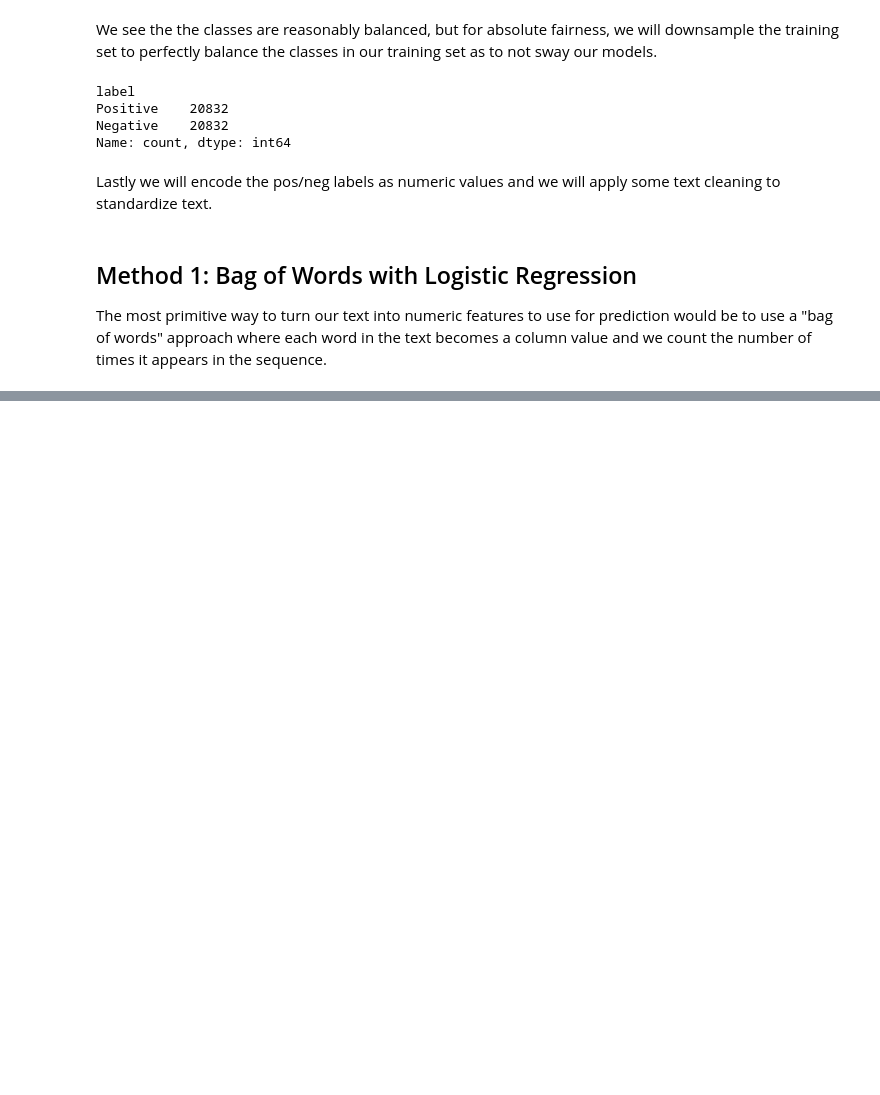
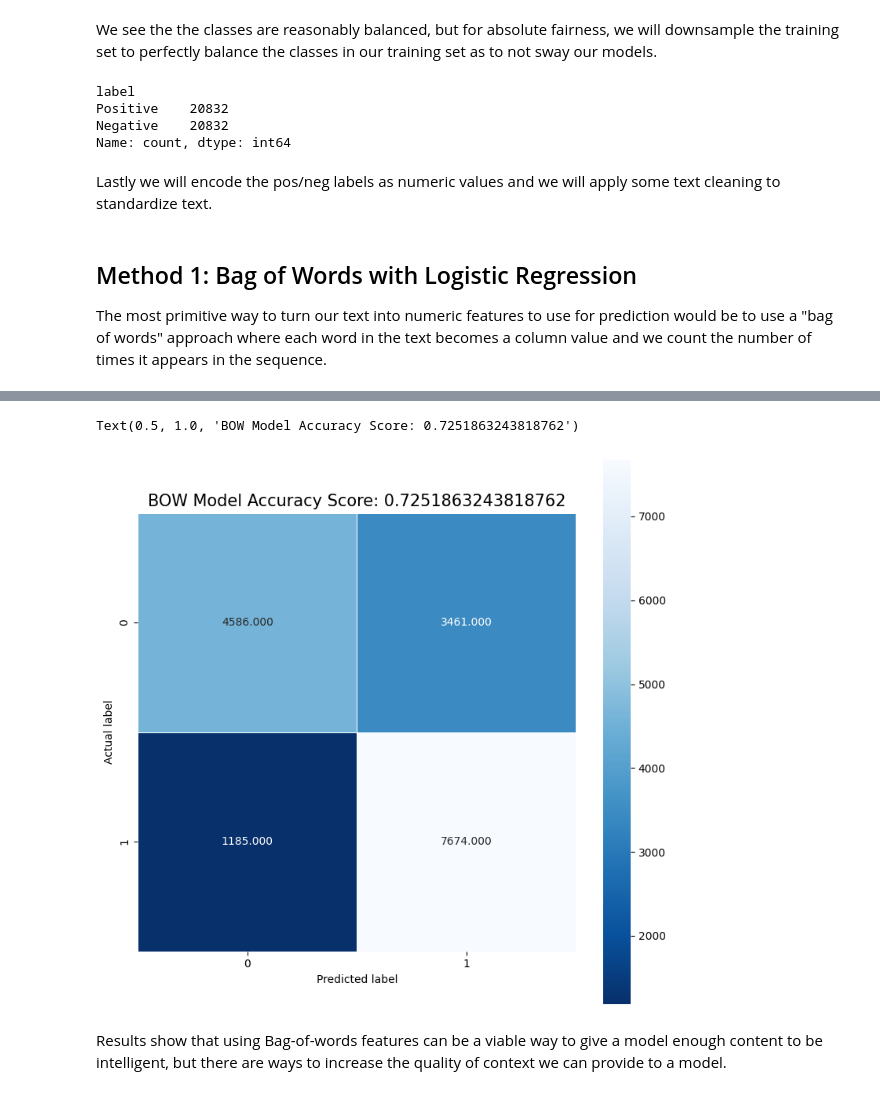
Before and after one commit to danield2255/topic-classification-methods-experiment, a Jupyter notebook: binary_sentiment_analysis_experiment.ipynb, the cells around one changed output, grey strips where cells are left out. Drawn from its saved outputs; the diff is of its cells as text; code cells hidden in the pictures; blank space fills up the shorter version.

```diff
--- a/binary_sentiment_analysis_experiment.ipynb
+++ b/binary_sentiment_analysis_experiment.ipynb
@@ -137,0 +138,14 @@ Confusion matrix:
+# %%
+conf_matrix = confusion_matrix(y_val, y_pred)
+acc = bow_model.score(X_val, y_val)
+plt.figure(figsize=(9,9))
+sns.heatmap(conf_matrix, annot=True, fmt=".3f", linewidths=.5, square = True, cmap = 'Blues_r')
+plt.ylabel('Actual label')
+plt.xlabel('Predicted label')
+title = 'BOW Model Accuracy Score: {0}'.format(acc)
+plt.title(title, size = 15)
+# %% [output]
+Text(0.5, 1.0, 'BOW Model Accuracy Score: 0.7251863243818762')
+[figure, added]
+# %% [markdown]
+Results show that using Bag-of-words features can be a viable way to give a model enough content to be intelligent, but there are ways to increase the quality of context we can provide to a model.
```
Also changed, not shown: parts of 10 cells of this notebook.
